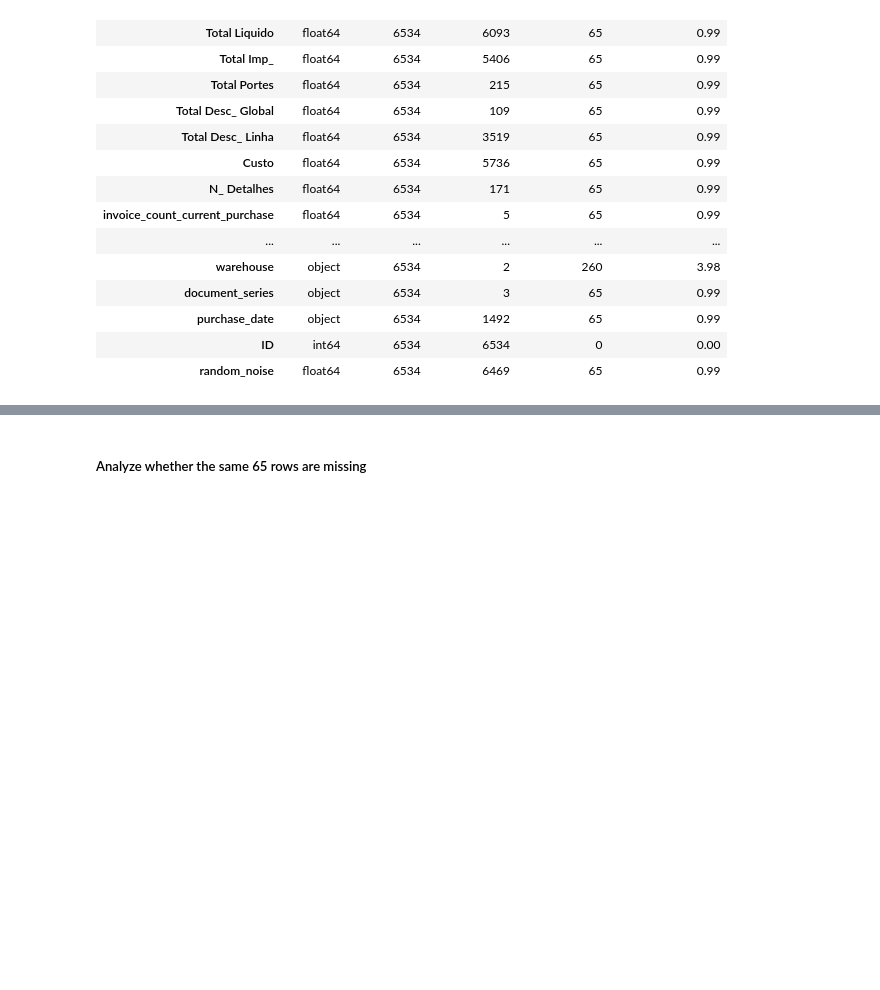
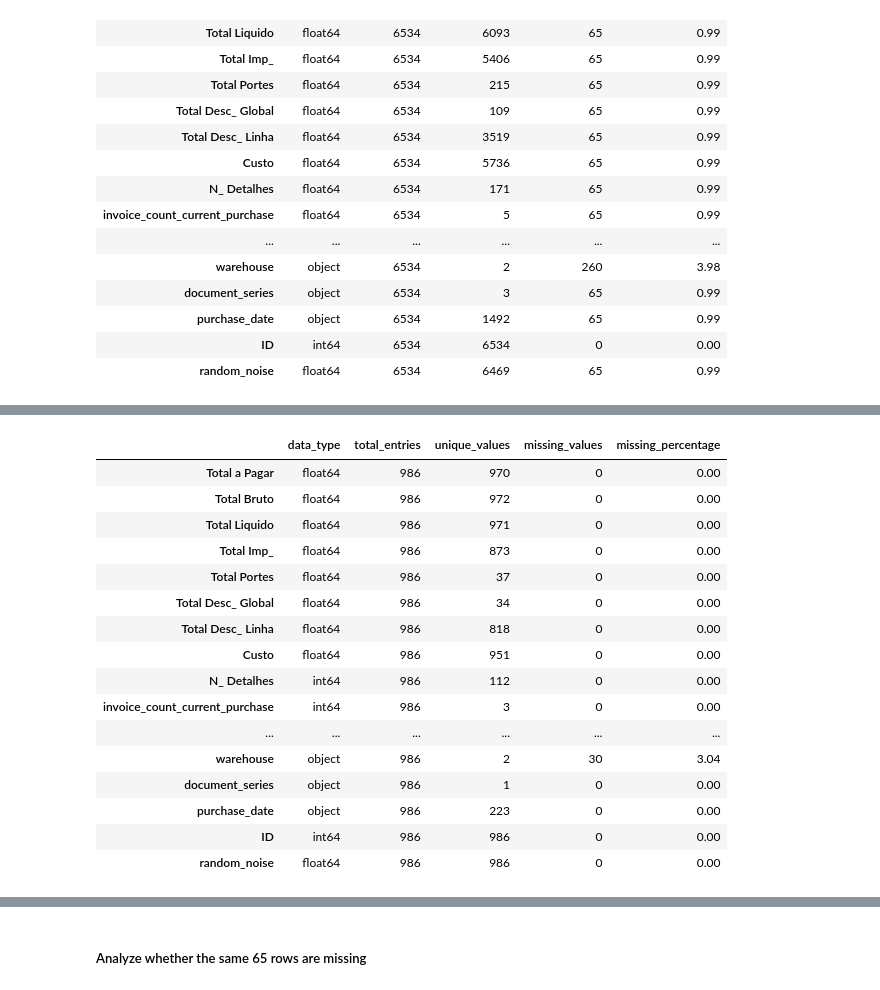
Before and after one commit to luisrafaelsoeiro/ETAI_Project, a Jupyter notebook: exploration.ipynb, the cells around one changed output, grey strips where cells are left out. Cells and saved outputs as stored; diff of their text form; code cells hidden in the pictures; blank space fills up the shorter version.

```diff
--- a/exploration.ipynb
+++ b/exploration.ipynb
@@ -157,0 +158,28 @@ Interpretation:
+# %%
+data_types_test = pd.DataFrame({
+    "data_type": test.dtypes.astype(str),
+    "total_entries": len(test),
+    "unique_values": test.nunique(dropna=True),
+    "missing_values": test.isna().sum(),
+    "missing_percentage": ((test.isna().sum() / test.shape[0]) * 100).round(2)
+})
+# %%
+display(data_types_test)
+# %% [output]
+|  | data_type | total_entries | unique_values | missing_values | missing_percentage |
+| Total a Pagar | float64 | 986 | 970 | 0 | 0.00 |
+| Total Bruto | float64 | 986 | 972 | 0 | 0.00 |
+| Total Liquido | float64 | 986 | 971 | 0 | 0.00 |
+| Total Imp_ | float64 | 986 | 873 | 0 | 0.00 |
+| Total Portes | float64 | 986 | 37 | 0 | 0.00 |
+| Total Desc_ Global | float64 | 986 | 34 | 0 | 0.00 |
+| Total Desc_ Linha | float64 | 986 | 818 | 0 | 0.00 |
+| Custo | float64 | 986 | 951 | 0 | 0.00 |
+| N_ Detalhes | int64 | 986 | 112 | 0 | 0.00 |
+| invoice_count_current_purchase | int64 | 986 | 3 | 0 | 0.00 |
+| ... | ... | ... | ... | ... | ... |
+| warehouse | object | 986 | 2 | 30 | 3.04 |
+| document_series | object | 986 | 1 | 0 | 0.00 |
+| purchase_date | object | 986 | 223 | 0 | 0.00 |
+| ID | int64 | 986 | 986 | 0 | 0.00 |
+| random_noise | float64 | 986 | 986 | 0 | 0.00 |
```
Also changed, not shown: parts of 9 cells of this notebook.
